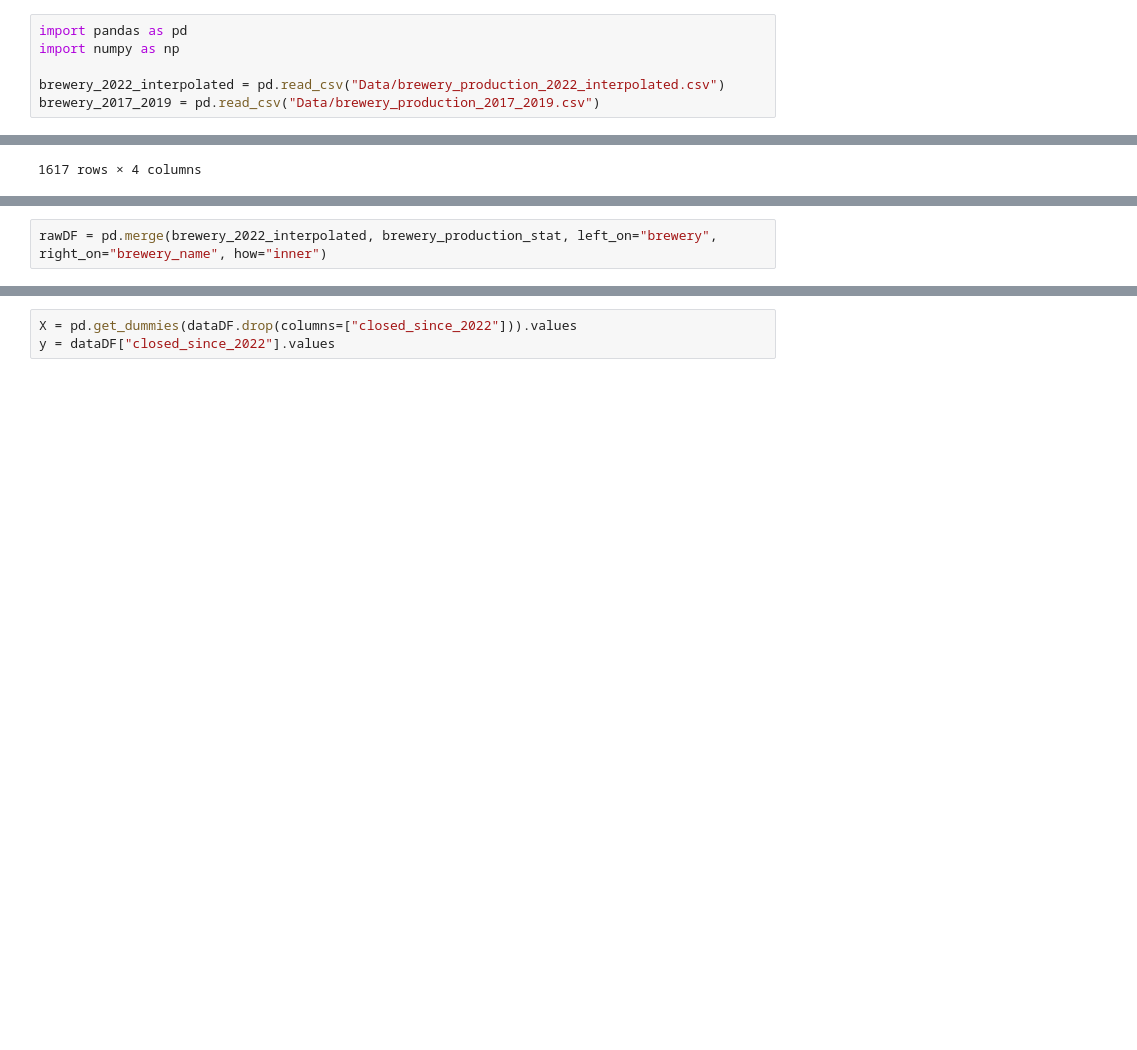
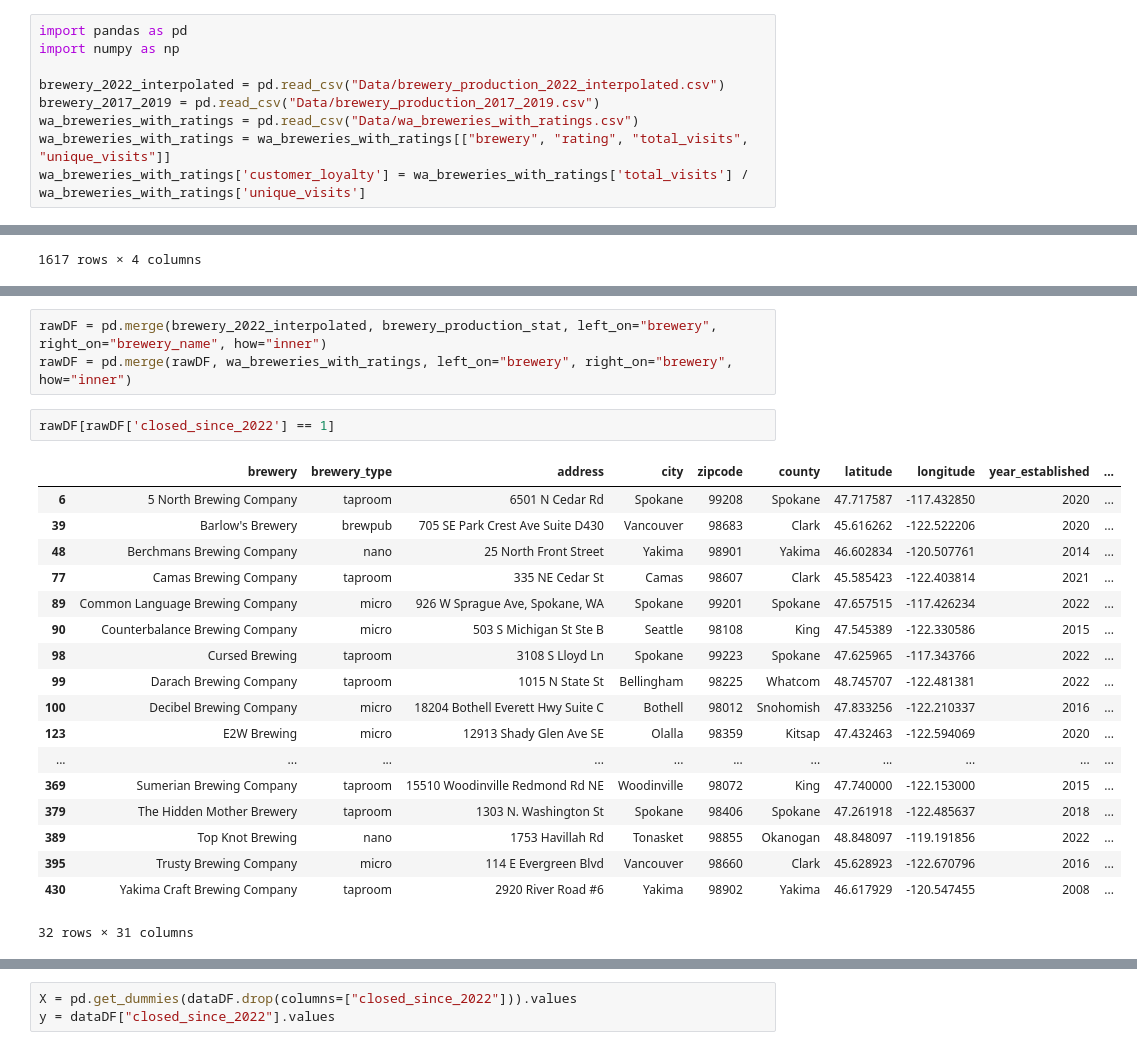
Before and after one commit to mckenzie-maidl/wa-brewers-guild, a Jupyter notebook: model_brewery_closed.ipynb, the cells around one changed output, grey strips where cells are left out. Drawn from its saved outputs; the diff is of its cells as text; blank space fills up the shorter version.

```diff
--- a/model_brewery_closed.ipynb
+++ b/model_brewery_closed.ipynb
@@ -4,6 +4,9 @@ import numpy as np
 
 brewery_2022_interpolated = pd.read_csv("Data/brewery_production_2022_interpolated.csv")
 brewery_2017_2019 = pd.read_csv("Data/brewery_production_2017_2019.csv")
+wa_breweries_with_ratings = pd.read_csv("Data/wa_breweries_with_ratings.csv")
+wa_breweries_with_ratings = wa_breweries_with_ratings[["brewery", "rating", "total_visits", "unique_visits"]]
+wa_breweries_with_ratings['customer_loyalty'] = wa_breweries_with_ratings['total_visits'] / wa_breweries_with_ratings['unique_visits']
 # %%
 brewery_2022_interpolated.columns
 # %% [output]
@@ -55,6 +66,28 @@ brewery_production_size.rename(columns={"annual_production": "production_size"},
 brewery_production_stat = pd.concat([brewery_production_trend, brewery_production_size], axis=1)
 # %%
 rawDF = pd.merge(brewery_2022_interpolated, brewery_production_stat, left_on="brewery", right_on="brewery_name", how="inner")
+rawDF = pd.merge(rawDF, wa_breweries_with_ratings, left_on="brewery", right_on="brewery", how="inner")
+# %%
+rawDF[rawDF['closed_since_2022'] == 1]
+# %% [output]
+|  | brewery | brewery_type | address | city | zipcode | county | latitude | longitude | year_established | ... |
+| 6 | 5 North Brewing Company | taproom | 6501 N Cedar Rd | Spokane | 99208 | Spokane | 47.717587 | -117.432850 | 2020 | ... |
+| 39 | Barlow's Brewery | brewpub | 705 SE Park Crest Ave Suite D430 | Vancouver | 98683 | Clark | 45.616262 | -122.522206 | 2020 | ... |
+| 48 | Berchmans Brewing Company | nano | 25 North Front Street | Yakima | 98901 | Yakima | 46.602834 | -120.507761 | 2014 | ... |
+| 77 | Camas Brewing Company | taproom | 335 NE Cedar St | Camas | 98607 | Clark | 45.585423 | -122.403814 | 2021 | ... |
+| 89 | Common Language Brewing Company | micro | 926 W Sprague Ave, Spokane, WA | Spokane | 99201 | Spokane | 47.657515 | -117.426234 | 2022 | ... |
+| 90 | Counterbalance Brewing Company | micro | 503 S Michigan St Ste B | Seattle | 98108 | King | 47.545389 | -122.330586 | 2015 | ... |
+| 98 | Cursed Brewing | taproom | 3108 S Lloyd Ln | Spokane | 99223 | Spokane | 47.625965 | -117.343766 | 2022 | ... |
+| 99 | Darach Brewing Company | taproom | 1015 N State St | Bellingham | 98225 | Whatcom | 48.745707 | -122.481381 | 2022 | ... |
+| 100 | Decibel Brewing Company | micro | 18204 Bothell Everett Hwy Suite C | Bothell | 98012 | Snohomish | 47.833256 | -122.210337 | 2016 | ... |
+| 123 | E2W Brewing | micro | 12913 Shady Glen Ave SE | Olalla | 98359 | Kitsap | 47.432463 | -122.594069 | 2020 | ... |
+| ... | ... | ... | ... | ... | ... | ... | ... | ... | ... | ... |
+| 369 | Sumerian Brewing Company | taproom | 15510 Woodinville Redmond Rd NE | Woodinville | 98072 | King | 47.740000 | -122.153000 | 2015 | ... |
+| 379 | The Hidden Mother Brewery | taproom | 1303 N. Washington St | Spokane | 98406 | Spokane | 47.261918 | -122.485637 | 2018 | ... |
+| 389 | Top Knot Brewing | nano | 1753 Havillah Rd | Tonasket | 98855 | Okanogan | 48.848097 | -119.191856 | 2022 | ... |
+| 395 | Trusty Brewing Company | micro | 114 E Evergreen Blvd | Vancouver | 98660 | Clark | 45.628923 | -122.670796 | 2016 | ... |
+| 430 | Yakima Craft Brewing Company | taproom | 2920 River Road #6 | Yakima | 98902 | Yakima | 46.617929 | -120.547455 | 2008 | ... |
+32 rows × 31 columns
 # %%
 dataDF = rawDF[["brewery", 'brewery_type', 'city', 'county', 'latitude', 'longitude',
        'year_established', 'guild_member',
```
Also changed, not shown: parts of 17 cells of this notebook, 2 other files.
